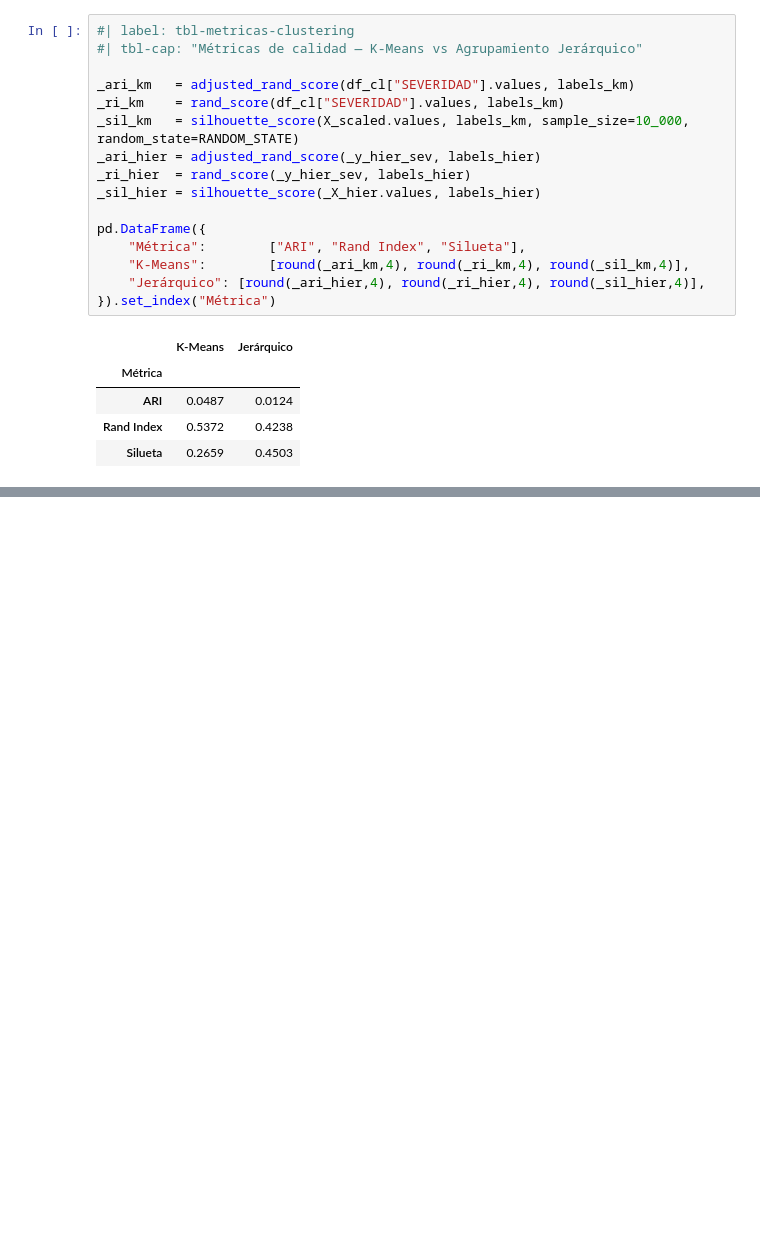
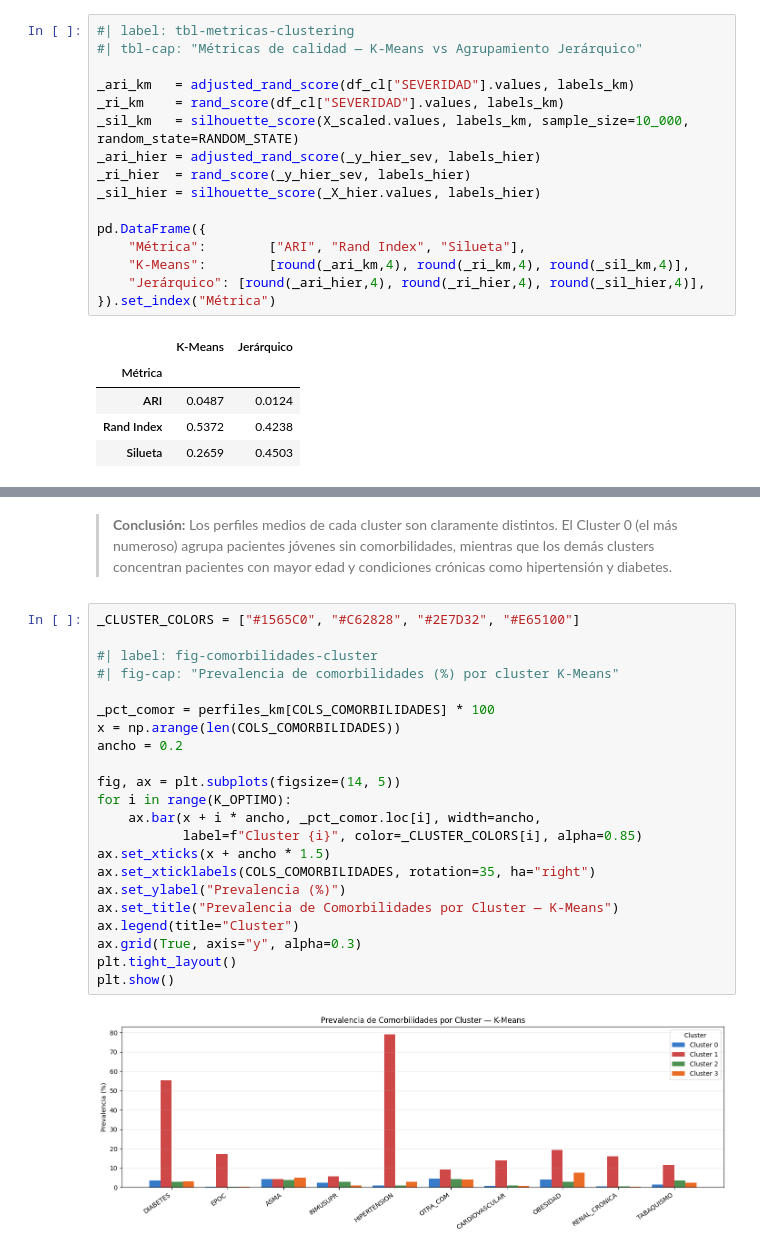
Before and after one commit to DWDMV/proyecto-final, a Jupyter notebook: notebooks/04_clustering.ipynb, the cells around one changed output, grey strips where cells are left out. Cells and saved outputs as stored; diff of their text form; blank space fills up the shorter version.

```diff
--- a/notebooks/04_clustering.ipynb
+++ b/notebooks/04_clustering.ipynb
@@ -550,0 +622,26 @@ perfiles_km
+# %% [markdown]
+> **Conclusión:** Los perfiles medios de cada cluster son claramente distintos. El Cluster 0 (el más numeroso) agrupa pacientes jóvenes sin comorbilidades, mientras que los demás clusters concentran pacientes con mayor edad y condiciones crónicas como hipertensión y diabetes.
+# %%
+_CLUSTER_COLORS = ["#1565C0", "#C62828", "#2E7D32", "#E65100"]
+
+#| label: fig-comorbilidades-cluster
+#| fig-cap: "Prevalencia de comorbilidades (%) por cluster K-Means"
+
+_pct_comor = perfiles_km[COLS_COMORBILIDADES] * 100
+x = np.arange(len(COLS_COMORBILIDADES))
+ancho = 0.2
+
+fig, ax = plt.subplots(figsize=(14, 5))
+for i in range(K_OPTIMO):
+    ax.bar(x + i * ancho, _pct_comor.loc[i], width=ancho,
+           label=f"Cluster {i}", color=_CLUSTER_COLORS[i], alpha=0.85)
+ax.set_xticks(x + ancho * 1.5)
+ax.set_xticklabels(COLS_COMORBILIDADES, rotation=35, ha="right")
+ax.set_ylabel("Prevalencia (%)")
+ax.set_title("Prevalencia de Comorbilidades por Cluster — K-Means")
+ax.legend(title="Cluster")
+ax.grid(True, axis="y", alpha=0.3)
+plt.tight_layout()
+plt.show()
+# %% [output]
+[figure, added]
```
Also changed, not shown: parts of 17 cells of this notebook.
